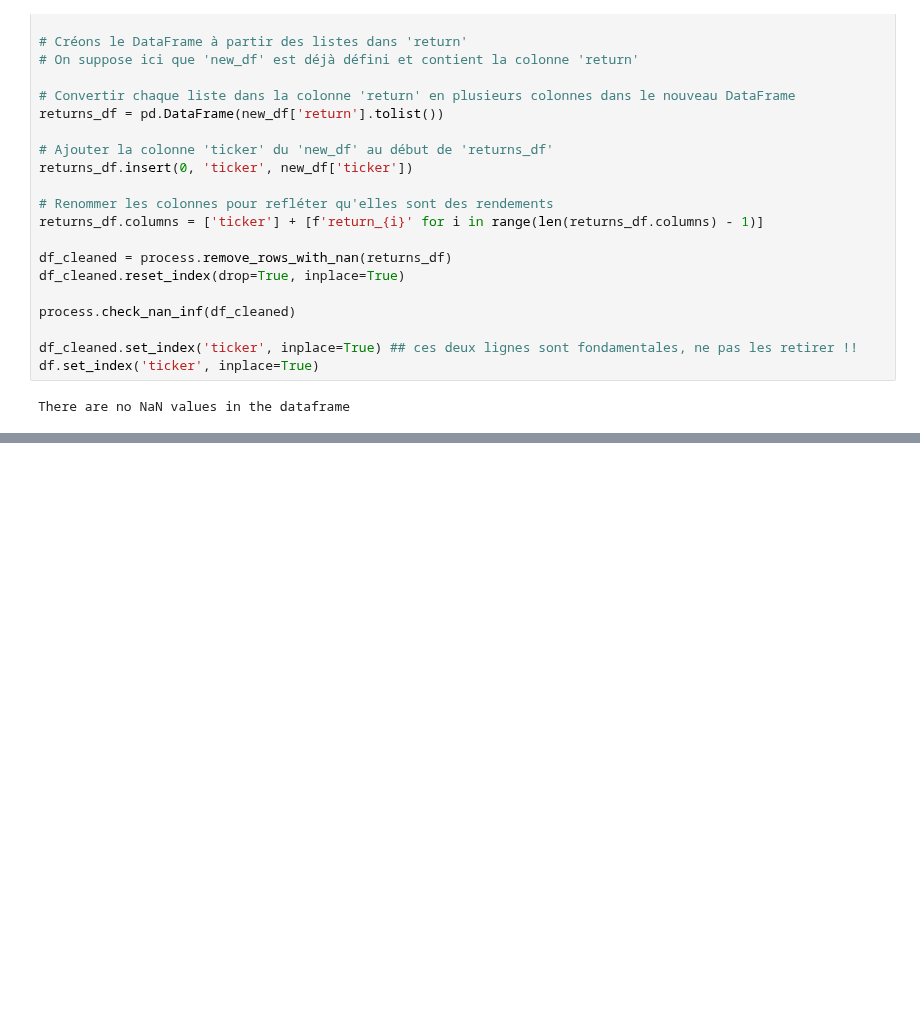
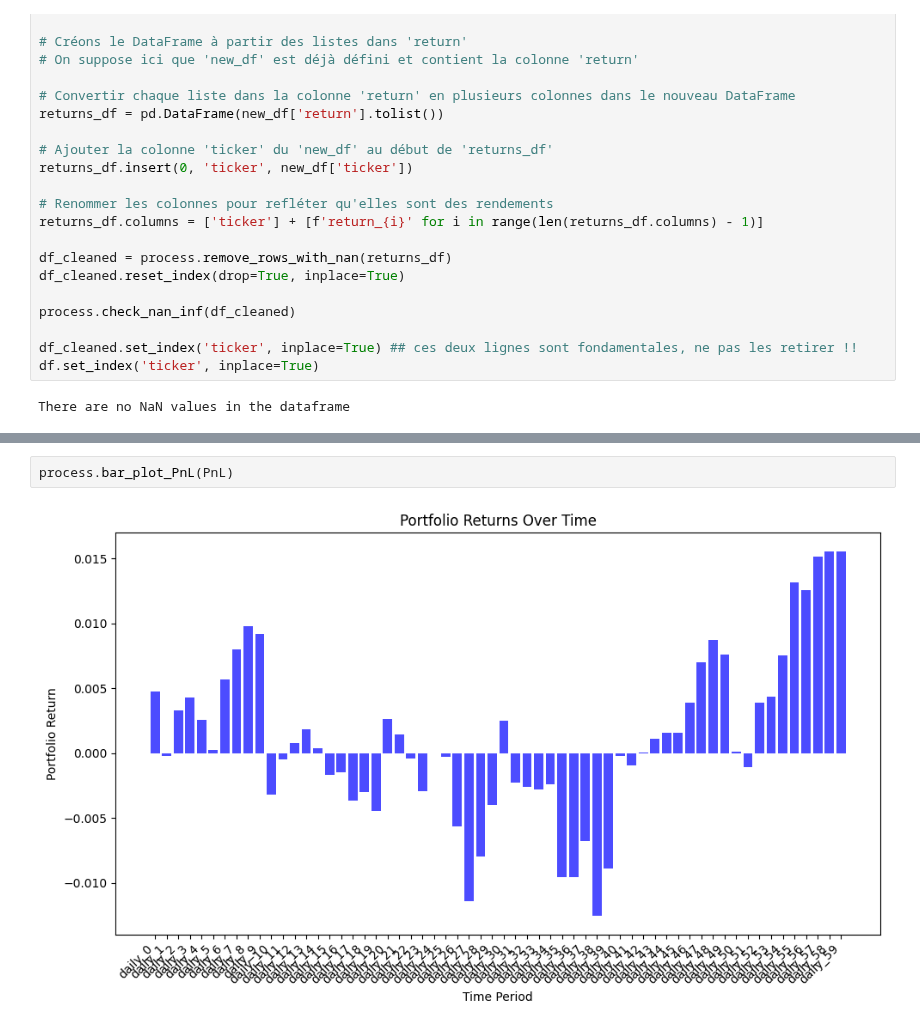
Before and after one commit to MohamedKeteb/Portfolio_clustering_project, a Jupyter notebook: Code/overall_perf.ipynb, the cells around one changed output, grey strips where cells are left out. Cells and saved outputs as stored; diff of their text form; blank space fills up the shorter version.

```diff
--- a/Code/overall_perf.ipynb
+++ b/Code/overall_perf.ipynb
@@ -146,0 +90,4 @@ NameError: name 'plt' is not defined
+# %%
+process.bar_plot_PnL(PnL)
+# %% [output]
+[figure, added]
```
Also changed, not shown: parts of 6 cells of this notebook, 2 other files.
